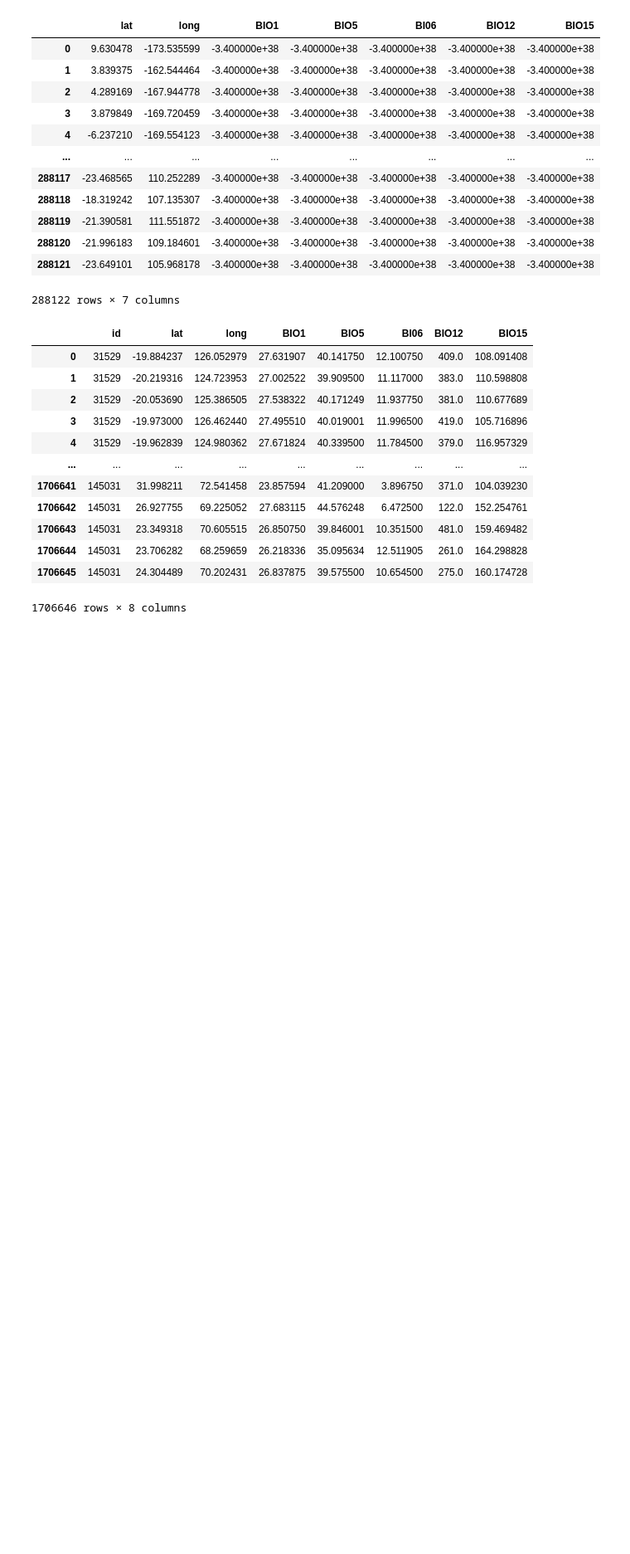
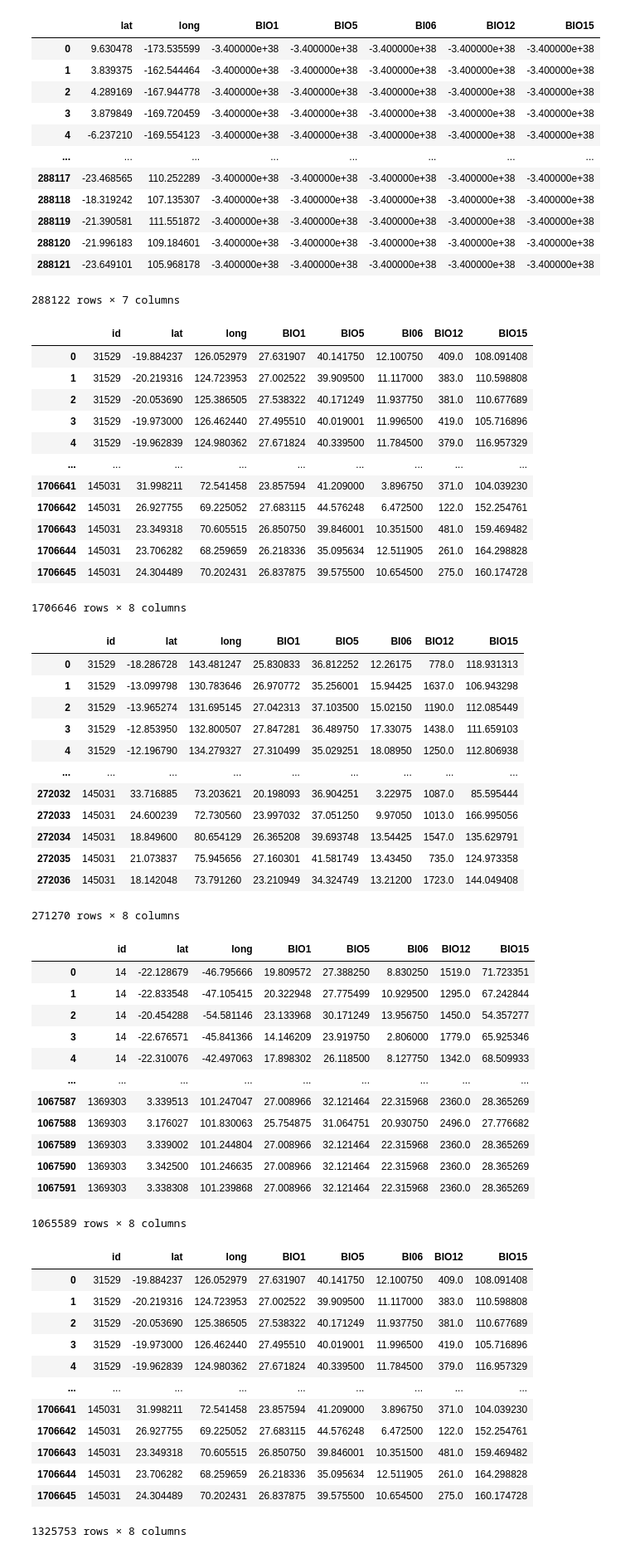
Before and after one commit to annitziak/biodiversity_analysis, a Jupyter notebook: Data/bioclimatic/extraction.ipynb, the cells around one changed output. Shown at 83% size. Drawn from its saved outputs; the diff is of its cells as text; code cells hidden in the pictures; blank space fills up the shorter version.

Commit message:
extra-train data available and cleaned

```diff
--- a/Data/bioclimatic/extraction.ipynb
+++ b/Data/bioclimatic/extraction.ipynb
@@ -318,0 +318,54 @@ bioclimatic_test.to_csv('cleaned_bioclimatic_test.csv', index=False)
+# %%
+# Cleaning bioclimatic data (-3.400000e+38 is placeholder for not found value, so filtering out basing on one varaible)
+bioclimatic_train = pd.read_csv('bioclimatic_train.csv', dtype={'id': str})
+bioclimatic_train_extra = pd.read_csv('bioclimatic_train_extra.csv', dtype={'id': str})
+bioclimatic_test = pd.read_csv('bioclimatic_test.csv', dtype={'id': str})
+bioclimatic_train = bioclimatic_train[bioclimatic_train['BIO1']>=-1000]
+bioclimatic_train_extra = bioclimatic_train_extra[bioclimatic_train_extra['BIO1']>=-1000]
+bioclimatic_test = bioclimatic_test[bioclimatic_test['BIO1']>=-1000]
+display(bioclimatic_train)
+display(bioclimatic_train_extra)
+display(bioclimatic_test)
+bioclimatic_train.to_csv('cleaned_bioclimatic_train.csv', index=False)
+bioclimatic_train_extra.to_csv('cleaned_bioclimatic_train_extra.csv', index=False)
+bioclimatic_test.to_csv('cleaned_bioclimatic_test.csv', index=False)
+# %% [output]
+|  | id | lat | long | BIO1 | BIO5 | BI06 | BIO12 | BIO15 |
+| 0 | 31529 | -18.286728 | 143.481247 | 25.830833 | 36.812252 | 12.26175 | 778.0 | 118.931313 |
+| 1 | 31529 | -13.099798 | 130.783646 | 26.970772 | 35.256001 | 15.94425 | 1637.0 | 106.943298 |
+| 2 | 31529 | -13.965274 | 131.695145 | 27.042313 | 37.103500 | 15.02150 | 1190.0 | 112.085449 |
+| 3 | 31529 | -12.853950 | 132.800507 | 27.847281 | 36.489750 | 17.33075 | 1438.0 | 111.659103 |
+| 4 | 31529 | -12.196790 | 134.279327 | 27.310499 | 35.029251 | 18.08950 | 1250.0 | 112.806938 |
+| ... | ... | ... | ... | ... | ... | ... | ... | ... |
+| 272032 | 145031 | 33.716885 | 73.203621 | 20.198093 | 36.904251 | 3.22975 | 1087.0 | 85.595444 |
+| 272033 | 145031 | 24.600239 | 72.730560 | 23.997032 | 37.051250 | 9.97050 | 1013.0 | 166.995056 |
+| 272034 | 145031 | 18.849600 | 80.654129 | 26.365208 | 39.693748 | 13.54425 | 1547.0 | 135.629791 |
+| 272035 | 145031 | 21.073837 | 75.945656 | 27.160301 | 41.581749 | 13.43450 | 735.0 | 124.973358 |
+| 272036 | 145031 | 18.142048 | 73.791260 | 23.210949 | 34.324749 | 13.21200 | 1723.0 | 144.049408 |
+271270 rows × 8 columns
+|  | id | lat | long | BIO1 | BIO5 | BI06 | BIO12 | BIO15 |
+| 0 | 14 | -22.128679 | -46.795666 | 19.809572 | 27.388250 | 8.830250 | 1519.0 | 71.723351 |
+| 1 | 14 | -22.833548 | -47.105415 | 20.322948 | 27.775499 | 10.929500 | 1295.0 | 67.242844 |
+| 2 | 14 | -20.454288 | -54.581146 | 23.133968 | 30.171249 | 13.956750 | 1450.0 | 54.357277 |
+| 3 | 14 | -22.676571 | -45.841366 | 14.146209 | 23.919750 | 2.806000 | 1779.0 | 65.925346 |
+| 4 | 14 | -22.310076 | -42.497063 | 17.898302 | 26.118500 | 8.127750 | 1342.0 | 68.509933 |
+| ... | ... | ... | ... | ... | ... | ... | ... | ... |
+| 1067587 | 1369303 | 3.339513 | 101.247047 | 27.008966 | 32.121464 | 22.315968 | 2360.0 | 28.365269 |
+| 1067588 | 1369303 | 3.176027 | 101.830063 | 25.754875 | 31.064751 | 20.930750 | 2496.0 | 27.776682 |
+| 1067589 | 1369303 | 3.339002 | 101.244804 | 27.008966 | 32.121464 | 22.315968 | 2360.0 | 28.365269 |
+| 1067590 | 1369303 | 3.342500 | 101.246635 | 27.008966 | 32.121464 | 22.315968 | 2360.0 | 28.365269 |
+| 1067591 | 1369303 | 3.338308 | 101.239868 | 27.008966 | 32.121464 | 22.315968 | 2360.0 | 28.365269 |
+1065589 rows × 8 columns
+|  | id | lat | long | BIO1 | BIO5 | BI06 | BIO12 | BIO15 |
+| 0 | 31529 | -19.884237 | 126.052979 | 27.631907 | 40.141750 | 12.100750 | 409.0 | 108.091408 |
+| 1 | 31529 | -20.219316 | 124.723953 | 27.002522 | 39.909500 | 11.117000 | 383.0 | 110.598808 |
+| 2 | 31529 | -20.053690 | 125.386505 | 27.538322 | 40.171249 | 11.937750 | 381.0 | 110.677689 |
+| 3 | 31529 | -19.973000 | 126.462440 | 27.495510 | 40.019001 | 11.996500 | 419.0 | 105.716896 |
+| 4 | 31529 | -19.962839 | 124.980362 | 27.671824 | 40.339500 | 11.784500 | 379.0 | 116.957329 |
+| ... | ... | ... | ... | ... | ... | ... | ... | ... |
+| 1706641 | 145031 | 31.998211 | 72.541458 | 23.857594 | 41.209000 | 3.896750 | 371.0 | 104.039230 |
+| 1706642 | 145031 | 26.927755 | 69.225052 | 27.683115 | 44.576248 | 6.472500 | 122.0 | 152.254761 |
+| 1706643 | 145031 | 23.349318 | 70.605515 | 26.850750 | 39.846001 | 10.351500 | 481.0 | 159.469482 |
+| 1706644 | 145031 | 23.706282 | 68.259659 | 26.218336 | 35.095634 | 12.511905 | 261.0 | 164.298828 |
+| 1706645 | 145031 | 24.304489 | 70.202431 | 26.837875 | 39.575500 | 10.654500 | 275.0 | 160.174728 |
+1325753 rows × 8 columns
```
Also changed, not shown: parts of 2 cells of this notebook, 7 other files.
